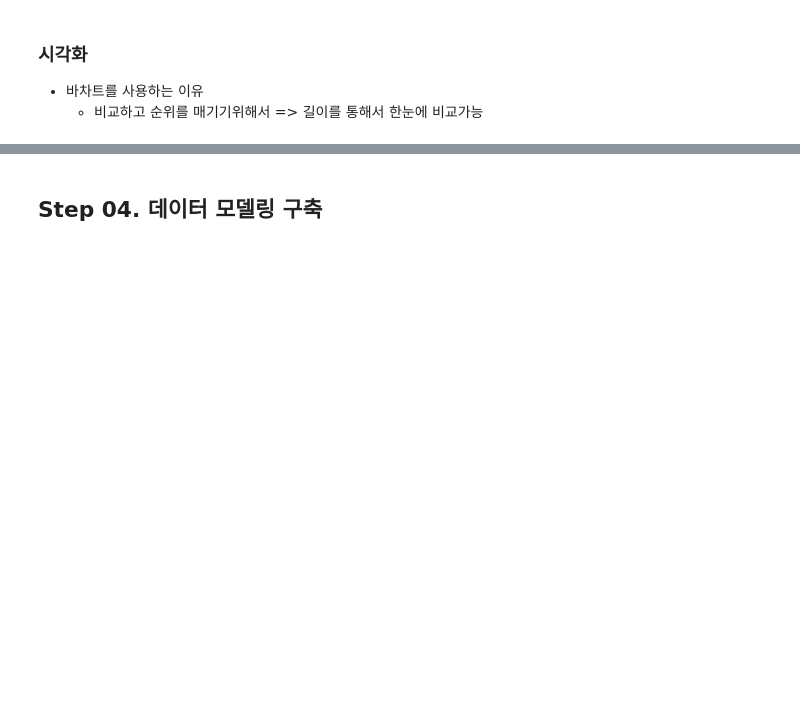
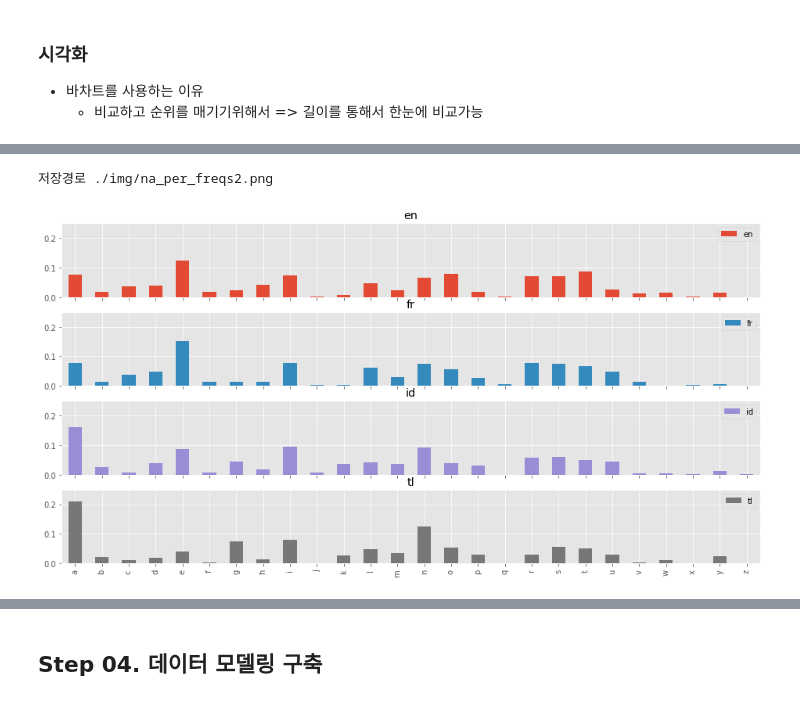
Before and after one commit to Jerrykim91/Bigdata_Analytics, a Jupyter notebook: Build_Modeling/Ml/Sense of language translation services using Ml.ipynb, the cells around one changed output, grey strips where cells are left out. Saved outputs shown, nothing was run; the diff lists cells and outputs as text; code cells hidden in the pictures; blank space fills up the shorter version.

```diff
--- a/Build_Modeling/Ml/Sense of language translation services using Ml.ipynb
+++ b/Build_Modeling/Ml/Sense of language translation services using Ml.ipynb
@@ -1019,0 +1026,15 @@ df_pv.shape
+# %%
+# 각나라별로 그래프를 그리므로서 나라별로 알파벳의 빈도수를 한눈에 확인가능
+df_pv.plot(kind='bar',subplots=True,figsize=(16,8), ylim=(0,0.25))
+
+# 저장
+num = 2
+file_path = './img/na_per_freqs{}.png'.format(num)
+print('저장경로',file_path)
+plt.savefig(file_path)
+
+# 보이기
+#plt.show()
+# %% [output]
+저장경로 ./img/na_per_freqs2.png
+[figure, added]
```
Also changed, not shown: parts of 31 cells of this notebook, 29 other files.
